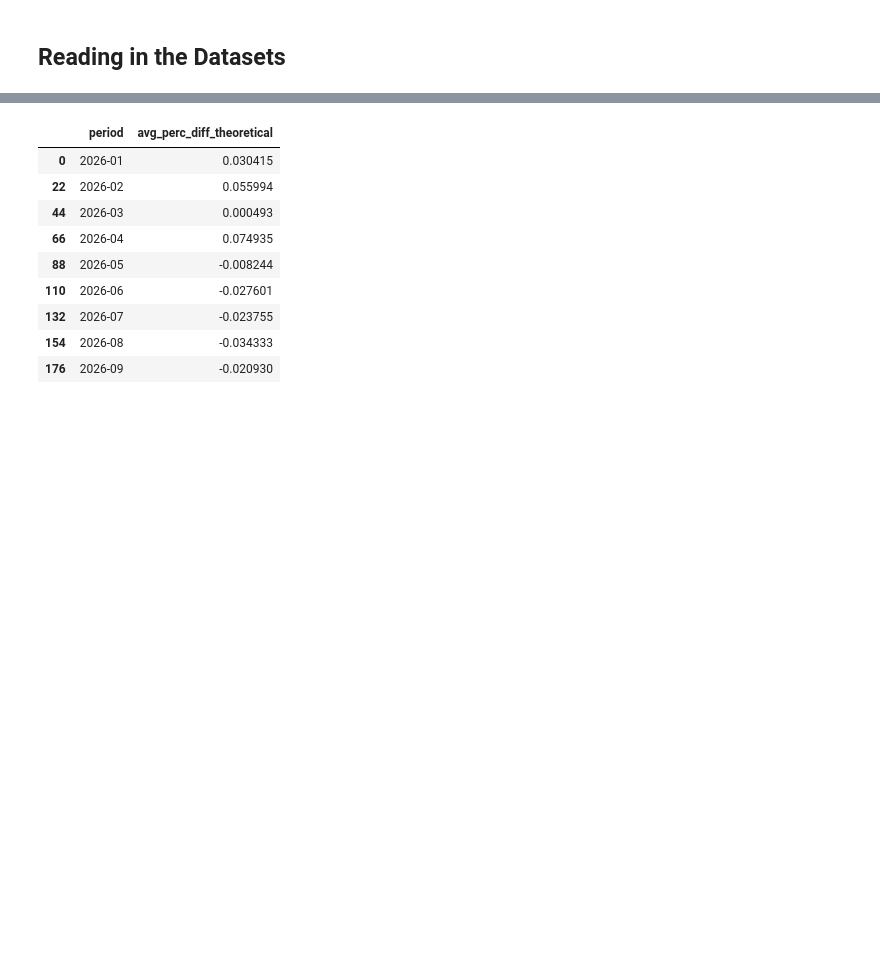
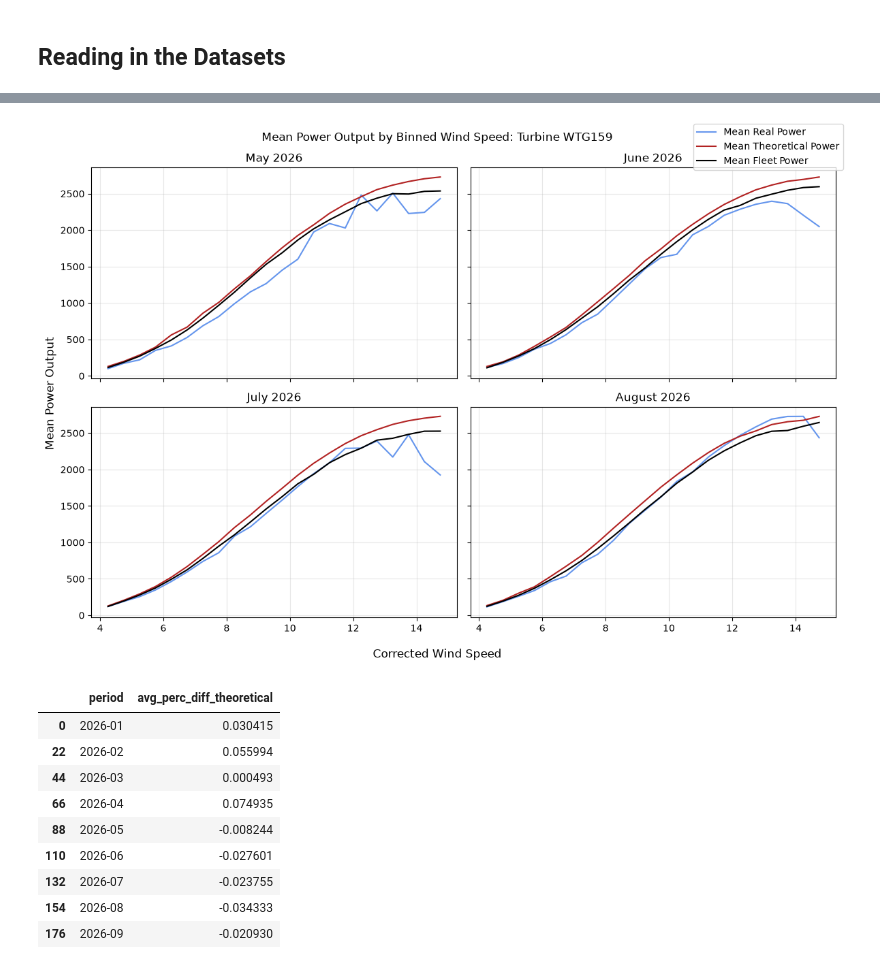
Before and after one commit to Aiden-Badalamenti3/CU-Capstone-Project, a Jupyter notebook: notebooks/carter_notebooks/power_curve.ipynb, the cells around one changed output, grey strips where cells are left out. Cells and saved outputs as stored; diff of their text form; code cells hidden in the pictures; blank space fills up the shorter version.

```diff
--- a/notebooks/carter_notebooks/power_curve.ipynb
+++ b/notebooks/carter_notebooks/power_curve.ipynb
@@ -70,0 +293,5 @@ scada2['corrected_ws'] = corrected_wind_speed(scada2['lidar_corrected_ws'], scad
+# %%
+group_ranges = {1: (150, 159), 2: (161, 169), 3: (170, 177), 4: (178, 181), 5: (182, 192), 6: (193, 197)}
+rows = [(f"WTG{n}", g) for g, (lo, hi) in group_ranges.items() for n in range(lo, hi + 1)]
+rows.append(('tower', 1))
+grouping = pd.DataFrame(rows, columns = ['turbine', 'group'])
@@ -295,2 +357,6 @@ plt.show()
+# %%
+plot_power_curves(result_nl, 'WTG159', start = 4)
+# %% [output]
+[figure, added]
 # %%
 summary = result[['period', 'avg_perc_diff_theoretical']].drop_duplicates()
```
Also changed, not shown: parts of 83 cells of this notebook.
